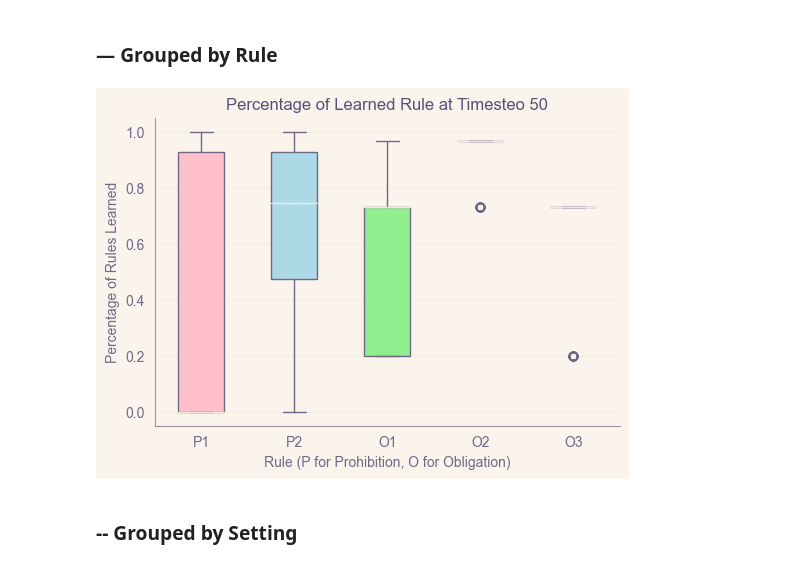
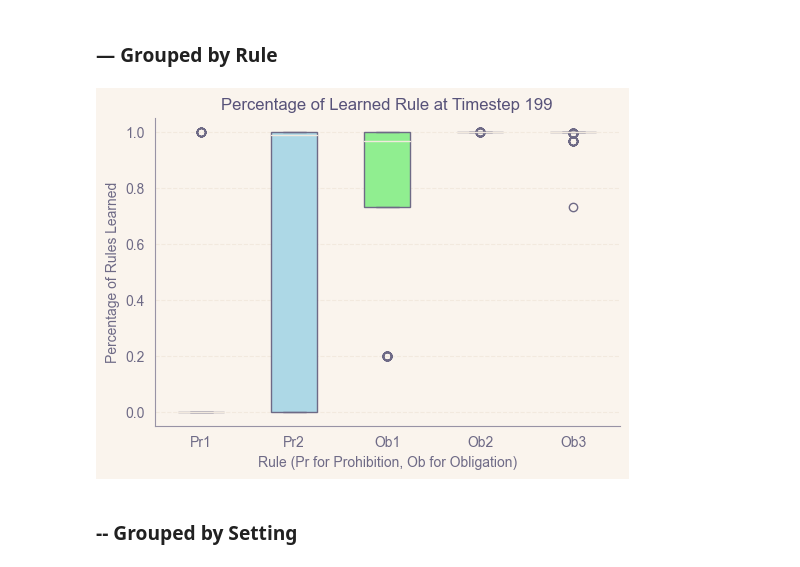
Before and after one commit to ninell-oldenburg/social-contracts, a Jupyter notebook: examples/eval_scripts/plots.ipynb, the cells around one changed output. Saved outputs shown, nothing was run; the diff lists cells and outputs as text; code cells hidden in the pictures.

Commit message:
more plotting

```diff
--- a/examples/eval_scripts/plots.ipynb
+++ b/examples/eval_scripts/plots.ipynb
@@ -387,5 +387,5 @@ def count_classification(active_rules, setting, percentage, timestep, percentage
 # %%
-def extract_timesteps(input_df: pd.DataFrame, num_settings: int, setting_str: str,
+def extract_timesteps(input_dfs: pd.DataFrame, num_settings: int, setting_str: str,
                       target_percentages: list, target_timesteps: list):
     """
     Returns list of dicts with each dict representing one run with extracted posteriors.
@@ -402,7 +402,7 @@ def extract_timesteps(input_df: pd.DataFrame, num_settings: int, setting_str: st
     for i in range(num_settings):
         for j in range(13):
             # Load the corresponding dataframe
-            df = input_df[i][j]
+            df = input_dfs[i][j]
 
             active_rules = get_active_rules(i, setting_str)
             if "" in active_rules:
@@ -410,10 +410,9 @@ def extract_timesteps(input_df: pd.DataFrame, num_settings: int, setting_str: st
 
             # Extract only the active rules from the dataframe
             df_active = df[active_rules]
-
             num_active = len(active_rules)
 
-            # SCalculate the timesteps where the agent has learned 50%, 80%, and 100% of the rules
+            # Calculate the timesteps where the agent has learned 50%, 80%, and 100% of the rules
             learned = []
             for row in df_active.itertuples():
                 if not len(df_active.columns) == 0:
@@ -448,7 +447,7 @@ def extract_timesteps(input_df: pd.DataFrame, num_settings: int, setting_str: st
 
     return results
 # %%
-def extract_rules(input_df: pd.DataFrame, num_settings: int, rules: list, setting_str: str):
+def extract_rules(input_dfs: pd.DataFrame, num_settings: int, rules: list, setting_str: str):
     """
     Returns list of dicts with each dict representing one run with extracted rule posteriors.
 
@@ -462,7 +461,7 @@ def extract_rules(input_df: pd.DataFrame, num_settings: int, rules: list, settin
     for i in range(num_settings):
         for j in range(13):
             # Load the corresponding dataframe
-            df = input_df[i][j]
+            df = input_dfs[i][j]
 
             active_rules = get_active_rules(i, setting_str)
             if "" in active_rules:
@@ -622,7 +718,7 @@ def plot_rule_after_timestep_x(all_values: list,
                                timestep: int) -> None:
     """Plots rule posterior after timestep x, grouped by rule"""
 
-    labels = ['P1', 'P2', 'O1', 'O2', 'O3']
+    labels = ['Pr1', 'Pr2', 'Ob1', 'Ob2', 'Ob3']
     colors = ['pink', 'lightblue', 'lightgreen', 'lightblue', 'pink']
     #rules = [RULE_NAME_DICT[key] for key in RULE_NAME_DICT.keys()]
 
@@ -646,7 +742,7 @@ def plot_rule_after_timestep_x(all_values: list,
             patch.set_facecolor(color)
 
     # plt.legend(boxplot_data, rules, bbox_to_anchor=(1.01, 1), loc=2, borderaxespad=0.)
-    plt.xlabel('Rule (P for Prohibition, O for Obligation)')
+    plt.xlabel('Rule (Pr for Prohibition, Ob for Obligation)')
     plt.ylabel('Percentage of Rules Learned')
     plt.title(f'Percentage of Learned Rule at Timestep {timestep}')
     plt.show()
@@ -698,11 +852,12 @@ def plot_rule_timestep_at_percentage(all_values: list,
 # %%
 num_settings = 32
 setting_str = 'rules' # 'rules' or 'test'
+df_list = rules_dfs
 
-timestep_results = extract_timesteps(rules_dfs, num_settings=num_settings, setting_str=setting_str,
+timestep_results = extract_timesteps(input_dfs=df_list, num_settings=num_settings, setting_str=setting_str,
                 target_percentages=target_percentages, target_timesteps=target_timesteps)
 
-single_rule_results = extract_rules(rules_dfs, num_settings=num_settings, rules=ALL_RULES, setting_str=setting_str)
+single_rule_results = extract_rules(input_dfs=df_list, num_settings=num_settings, rules=ALL_RULES, setting_str=setting_str)
 
 percentages_all = [[[0 for _ in range(num_timesteps)] for _ in range(num_trials)] for _ in range(num_settings)]
 timesteps_all = [[[0 for _ in range(num_timesteps)] for _ in range(num_trials)] for _ in range(num_settings)]
@@ -780,9 +956,9 @@ plot_single_rule_learning(
 ### — Grouped by Rule
 # %%
 # data must be formatted s.t. data[timestep] is all data for one timestep
-plot_rule_after_timestep_x(all_values=continuous_rules, timestep=50)
+plot_rule_after_timestep_x(all_values=continuous_rules, timestep=199)
 # %% [output]
-[figure, old version]
+[figure, new version]
 # %% [markdown]
 ### -- Grouped by Setting
 # %%
```
Also changed, not shown: parts of 79 cells of this notebook, 1 other file.
